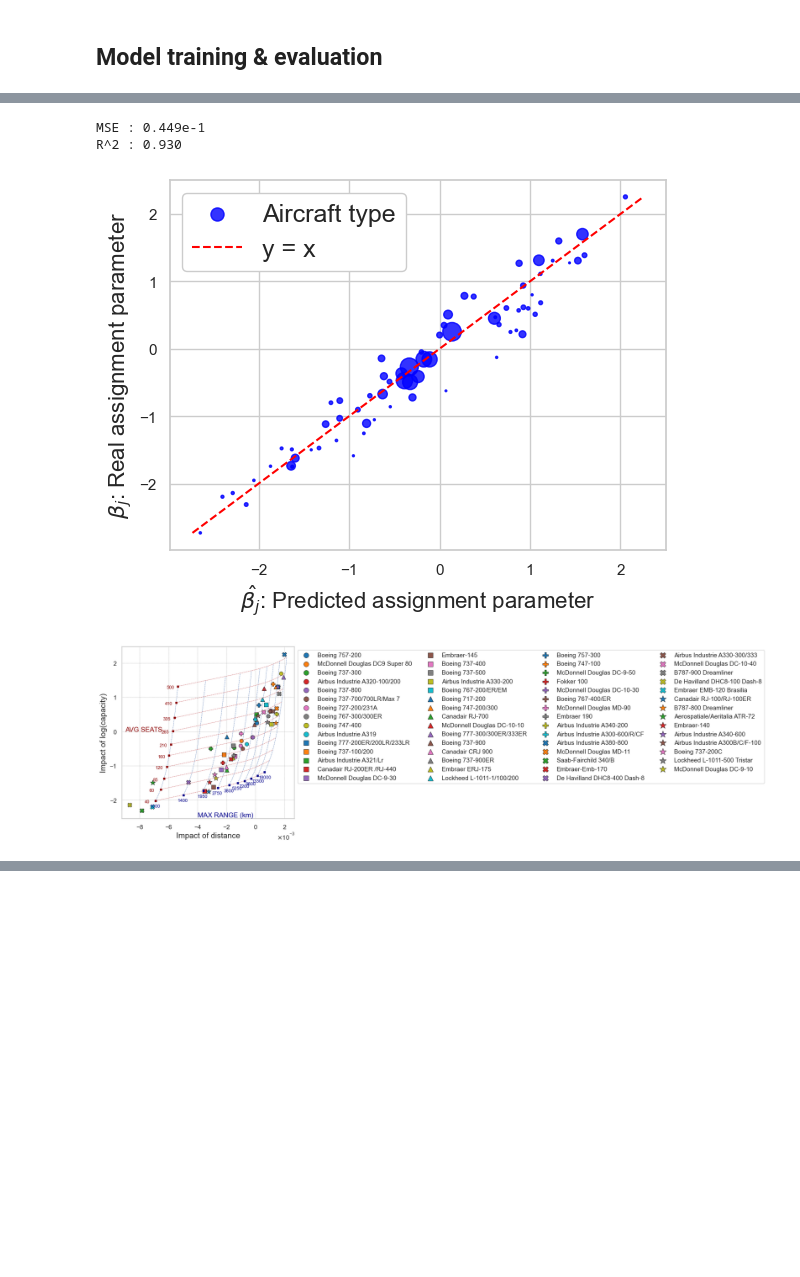
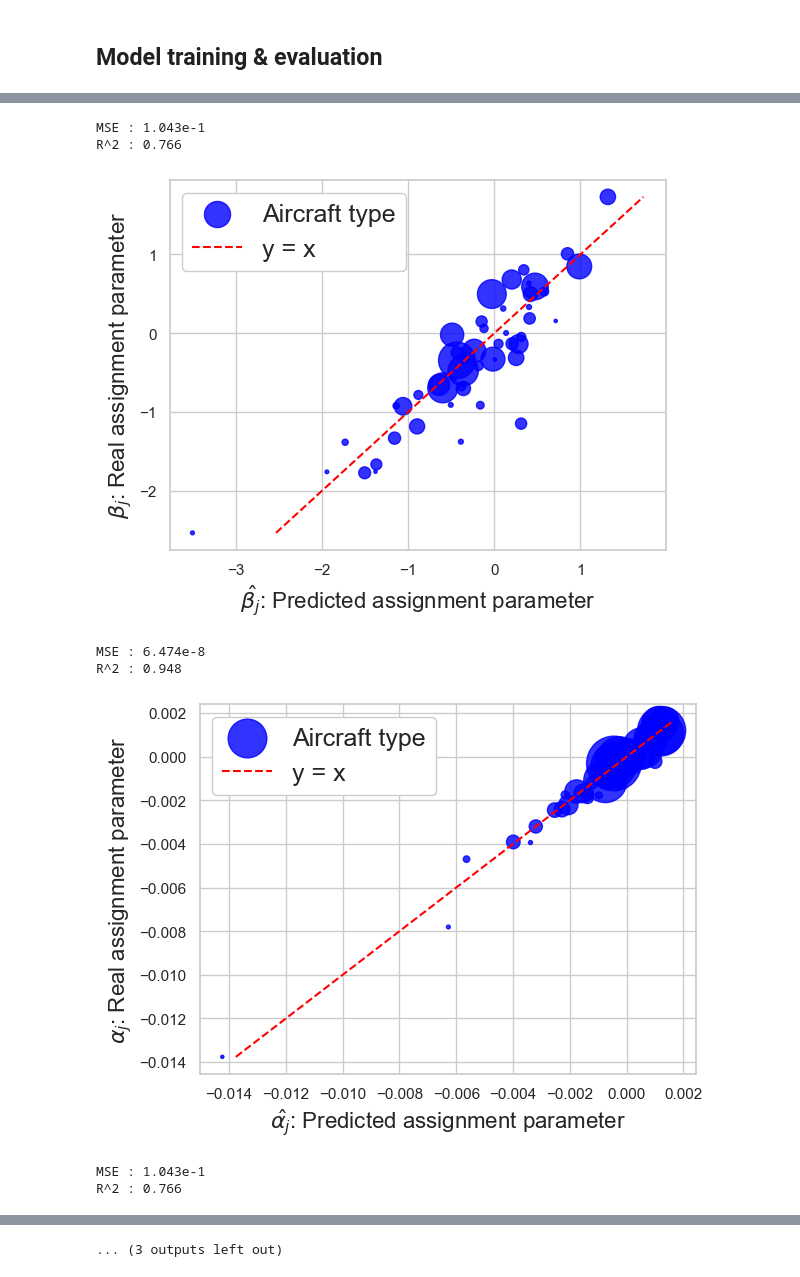
Before and after one commit to PacoViry/Thesis_models, a Jupyter notebook: main.ipynb, the cells around one changed output, grey strips where cells are left out. Drawn from its saved outputs; the diff is of its cells as text; code cells hidden in the pictures; blank space fills up the shorter version.

```diff
--- a/main.ipynb
+++ b/main.ipynb
@@ -264,7 +384,7 @@ traff_2 = assignment_analysis.agg_ind_s(traff_2, observation ='ASK')
 traff_2['Seats_conn_p'] = traff_2['Seats_conn_p']*12
 traff_2['ASK_conn_p'] = traff_2['ASK_conn_p']*12
 productivity_modelling.activity_assignment(traff_2, 'EC_preCOVID2')
-traff_2 = assignment_analysis.agg_ind_s(traff_2, observation ='Activity Seats')
+traff_2 = assignment_analysis.agg_ind_s(traff_2, observation ='Av ac seats')
 # %% [output]
 synthesis...
 [figure]
@@ -319,23 +482,23 @@ assignment_analysis.dynamic_assign_vis(traff_1, [715], [1990,1991,1992,1993,1994
 ## Model training & evaluation
 # %%
 ### data preparation
-obs_choice = 'Activity Seats' #'ASK' ou 'Activity Seats'
+obs_choice = 'Av ac seats' #'ASK' ou 'Av ac seats'
 ds_name='bts'#BTS : 'bts', EUROCONTROL : 'ec'
-n_choice = 70
+n_choice = 50
 d_norm, cap_norm = 15000, 15
 
 if ds_name == 'bts' :
-    traff_s = traff_1[(traff_1['Period']<=2019)]
-    traff_cond = traff_s[['Aircraft Type','Aircraft Type Name', 'Period', 'Distance_conn (km)', 'Weight', 'Seats_conn_p', obs_choice, obs_choice+'_conn_p','N_flights', 'Seats']].groupby(
-        ['Aircraft Type','Aircraft Type Name', 'Period', 'Distance_conn (km)', 'Weight', 'Seats_conn_p', obs_choice+'_conn_p']).sum().reset_index()
+    traff_s = traff_1[traff_1['Period'].isin([2015,2016,2017,2018,2019,2024])]
+    traff_cond = traff_s[['ADEP','ADES','Aircraft Type','Aircraft Type Name', 'Period', 'Distance_conn (km)', 'Weight', 'Seats_conn_p', obs_choice, obs_choice+'_conn_p','N_flights', 'Seats']].groupby(
+        ['ADEP','ADES','Aircraft Type','Aircraft Type Name', 'Period', 'Distance_conn (km)', 'Weight', 'Seats_conn_p', obs_choice+'_conn_p']).sum().reset_index()
     df_training, c_table, existence_cache, ranges, connections = assignment_multilogit.data_formatting(traff_cond, n_ac= n_choice, seuils_f = 0.01, weight = True,
-                                                                                                   obs = obs_choice, save_techn_carac = True) #True seulement pour bts
+                                                                                                   obs = obs_choice, save_techn_carac = True, airports = False) #True seulement pour bts
 if ds_name == 'ec' :
     traff_s = traff_2[(traff_2['Period']<=19)]
-    traff_cond = traff_s[['Aircraft Type','Aircraft Type Name', 'Period', 'Distance_conn (km)', 'Weight', 'Seats_conn_p', 'ASK_conn_p', 'ASK', 'Seats']].groupby(
-        ['Aircraft Type','Aircraft Type Name', 'Period', 'Distance_conn (km)', 'Weight', 'Seats_conn_p', 'ASK_conn_p']).sum().reset_index()
+    traff_cond = traff_s[['ADEP','ADES','Aircraft Type','Aircraft Type Name', 'Period', 'Distance_conn (km)', 'Weight', 'Seats_conn_p', 'ASK_conn_p', 'ASK', 'Seats']].groupby(
+        ['ADEP','ADES','Aircraft Type','Aircraft Type Name', 'Period', 'Distance_conn (km)', 'Weight', 'Seats_conn_p', 'ASK_conn_p']).sum().reset_index()
     df_training, c_table, existence_cache, ranges, connections = assignment_multilogit.data_formatting(traff_cond, n_ac= n_choice, seuils_f = 0.01, weight = False,
-                                                                                                   obs = obs_choice, save_techn_carac = False) #True seulement pour bts
+                                                                                                   obs = obs_choice, save_techn_carac = False, airports = False) #True seulement pour bts
 
 n_y = existence_cache.shape[1]
 data_training = np.array(df_training[['Period','Distance_conn (km)','Seats_conn_p','Id_mod',obs_choice+'_w']])
@@ -357,8 +520,8 @@ data_training[:,4] = data_training[:,4]/obs_norm
 #                                                                  title = 'logit_model_'+ds_name+'_'+obs_choice+'_'+str(n_choice)+'_'+str(n_y)+'_'+str(3),
 #                                                                    names_ac =list(c_table['Aircraft Type Name']), n_batches = 2,
 #                                                                   alphas = alphas, betas = betas, omegas = omegas)
-alphas, betas, omegas = assignment_multilogit.load_estim(name ='logit_model_'+ds_name+'_'+obs_choice+'_'+str(n_choice)+'_'+str(n_y)+'_'+str(4)+'_1')
-alphas, betas, omegas, likely = assignment_multilogit.fit_function(data_training, existence_cache, ranges, num_epochs = 400, learning_rate = 0.05, n_y = n_y, n_ac = n_choice,
+alphas, betas, omegas = assignment_multilogit.load_estim(name ='logit_model_'+ds_name+'_'+obs_choice+'_'+str(n_choice)+'_'+str(n_y)+'_'+str(4)+'_59')
+alphas, betas, omegas, likely = assignment_multilogit.fit_function(data_training, existence_cache, ranges, num_epochs = 1500, learning_rate = 0.05, n_y = n_y, n_ac = n_choice,
                                                                  title = 'logit_model_'+ds_name+'_'+obs_choice+'_'+str(n_choice)+'_'+str(n_y)+'_'+str(4),
                                                                    names_ac =list(c_table['Aircraft Type Name']), n_batches = 1,
                                                                   alphas = alphas, betas = betas, omegas = omegas)
@@ -383,8 +546,8 @@ epoch 396; epoch 397; epoch 398; epoch 399;
 # %%
-alphas, betas, omegas, names_ac = assignment_multilogit.load_estim(name ='logit_model_'+ds_name+'_'+obs_choice+'_'+str(n_choice)+'_'+str(n_y)+'_'+str(4)+'_7', columns = True)
+alphas, betas, omegas, names_ac = assignment_multilogit.load_estim(name ='logit_model_'+ds_name+'_'+obs_choice+'_'+str(n_choice)+'_'+str(n_y)+'_'+str(4)+'_29', columns = True)
 assignment_multilogit.visu_coeffs(alphas, betas, names_ac,ds_name, d_norm = d_norm, cap_norm= cap_norm)
 connec_training = np.array(connections[['Period', 'Distance_conn (km)','Seats_conn_p',obs_choice+'_w_mod']])
 shares_pred = assignment_multilogit.predict_assignt(connec_training, existence_cache,alphas,betas,omegas,ranges, d_norm=d_norm, cap_norm=cap_norm)
 assignment_multilogit.obs_comp(data_training, connec_training, shares_pred, obs_norm)
-assignment_multilogit.nwsd(existence_cache, data_training, connec_training, shares_pred, d_norm, cap_norm,obs_norm, year_ref = 2015, freq = 4)
+assignment_multilogit.nwsd(existence_cache, data_training, connec_training, shares_pred, d_norm, cap_norm,obs_norm, year_ref = 2015, freq = 1)
 # %% [output]
@@ -397,9 +560,13 @@ obs_weighted avg relative error : 0.00033926010688311946
 # %%
 #strictement réservé à BTS, associé à une bdd technique.
-correspondance_table = assignment_multilogit.correspondance_table(title_coeffs = 'logit_model_bts_Activity Seats_70_30_4_1',title_tech = 'BTS_Activity Seats_70_29', obs_choice = 'Activity Seats', d_norm = d_norm, cap_norm= cap_norm)
+correspondance_table = assignment_multilogit.correspondance_table(title_coeffs = 'logit_model_bts_Av ac seats_50_10_4_29',title_tech = 'BTS_Av ac seats_50_10', obs_choice = 'Av ac seats', d_norm = d_norm, cap_norm= cap_norm)
 coeffs_alphas, coeffs_betas =assignment_multilogit.regressor_assign_coeffs(correspondance_table, weight = False, obs_choice = obs_choice)
 coeffs_alphas_w, coeffs_betas_w = assignment_multilogit.regressor_assign_coeffs(correspondance_table, weight = True, obs_choice = obs_choice)
-assignment_multilogit.regressor_visu_model(correspondance_table,coeffs_alphas, coeffs_betas, reg_name='bts_activity_70_30')
-assignment_multilogit.regressor_visu_model(correspondance_table,coeffs_alphas_w, coeffs_betas_w, reg_name='bts_activity_70_30_w')
-alpha_mod, beta_mod = assignment_multilogit.assign_coeffs_pred(coeffs_alphas_w, coeffs_betas_w, 180, 9000)
+coeffs_alphas_wl, coeffs_betas_wl = assignment_multilogit.regressor_assign_coeffs(correspondance_table, weight = True,weight_log = True, obs_choice = obs_choice)
+
+assignment_multilogit.regressor_visu_model(correspondance_table,coeffs_alphas, coeffs_betas, reg_name='bts_activity_50_9')
+assignment_multilogit.regressor_visu_model(correspondance_table,coeffs_alphas_w, coeffs_betas_w, reg_name='bts_activity_50_9_w')
+assignment_multilogit.regressor_visu_model(correspondance_table,coeffs_alphas_wl, coeffs_betas_wl, reg_name='bts_activity_50_9_wl')
+
+alpha_mod, beta_mod, seats_mod, ranges_mod = assignment_multilogit.assign_coeffs_pred(coeffs_alphas_w, coeffs_betas_w, 180, 9000)
 # %% [output]
@@ -415,4 +582,8 @@ R^2 : 0.966
-MSE : 0.449e-1
-R^2 : 0.930
+MSE : 1.043e-1
+R^2 : 0.766
-[figure, old version]
+[figure, new version]
+MSE : 6.474e-8
+R^2 : 0.948
-[figure, old version]
+[figure, new version]
+MSE : 1.043e-1
+R^2 : 0.766
@@ -420 +591,2 @@ R^2 : 0.930
+... (3 outputs left out)
 # %% [markdown]
```
Also changed, not shown: parts of 69 cells of this notebook, 10 other files.
